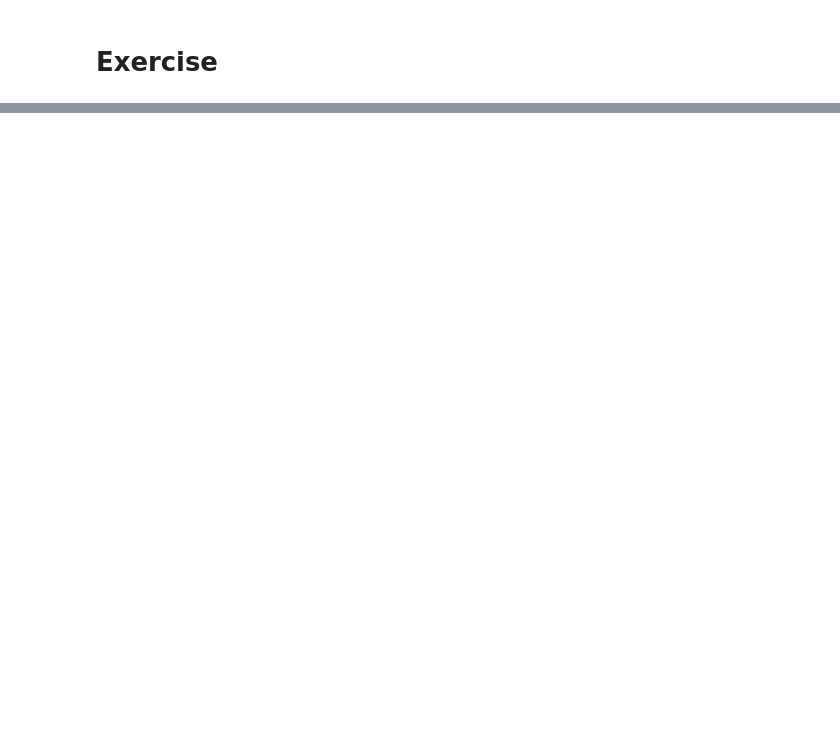
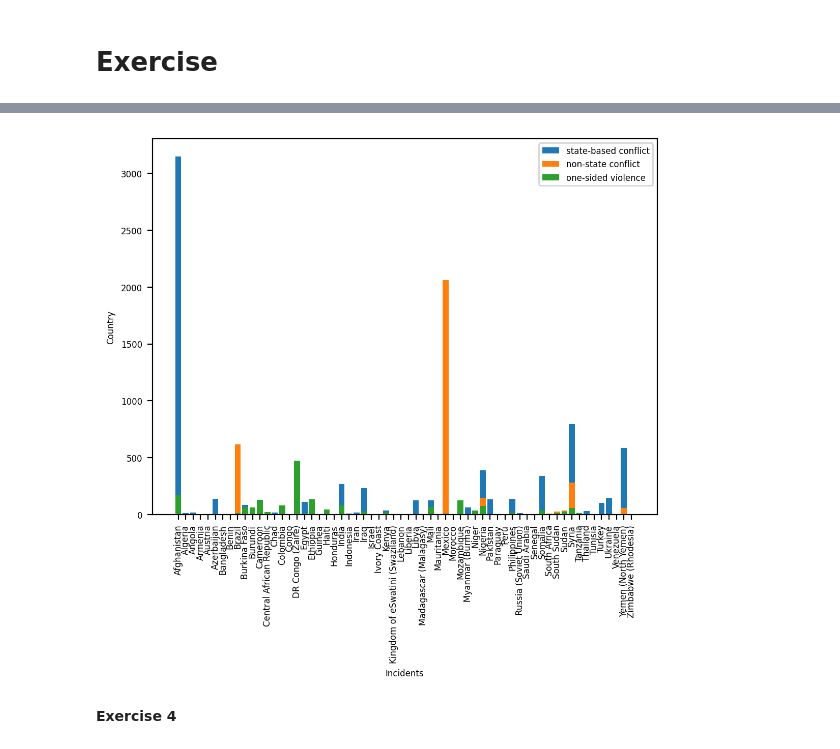
Before and after one commit to Jonghun-Han/HEDSpython, a Jupyter notebook: Tutorial_4.ipynb, the cells around one changed output, grey strips where cells are left out. Cells and saved outputs as stored; diff of their text form; code cells hidden in the pictures; blank space fills up the shorter version.

```diff
--- a/Tutorial_4.ipynb
+++ b/Tutorial_4.ipynb
@@ -142,0 +291,3 @@ Download the first 10000 violent incidents acoross the world reported in 2020 by
+# %%
+incidents = df.groupby(['country'])['type_of_violence'].value_counts().unstack(fill_value=0)
+incidents
@@ -142,0 +309,22 @@ Download the first 10000 violent incidents acoross the world reported in 2020 by
+# %%
+type_1 = incidents.loc[:,1]
+type_2 = incidents.loc[:,2]
+type_3 = incidents.loc[:,3]
+countries = np.unique(df.country)
+dummy = range(len(countries))
+# %%
+fig, ax = plt.subplots(dpi=200)
+ax.bar(dummy, type_1, linewidth=2.0, label = 'state-based conflict')
+ax.bar(dummy, type_2, linewidth=2.0, label = 'non-state conflict')
+ax.bar(dummy, type_3, linewidth=2.0, label = 'one-sided violence')
+ax.set(xticks=np.arange(1, len(dummy)+1))
+plt.xlabel('Incidents')
+plt.ylabel('Country')
+plt.xticks(dummy, countries)
+plt.xticks(rotation = 90)
+plt.legend()
+plt.show()
+# %% [output]
+[figure, added]
+# %% [markdown]
+**Exercise 4**
```
Also changed, not shown: parts of 24 cells of this notebook, 1 other file.
